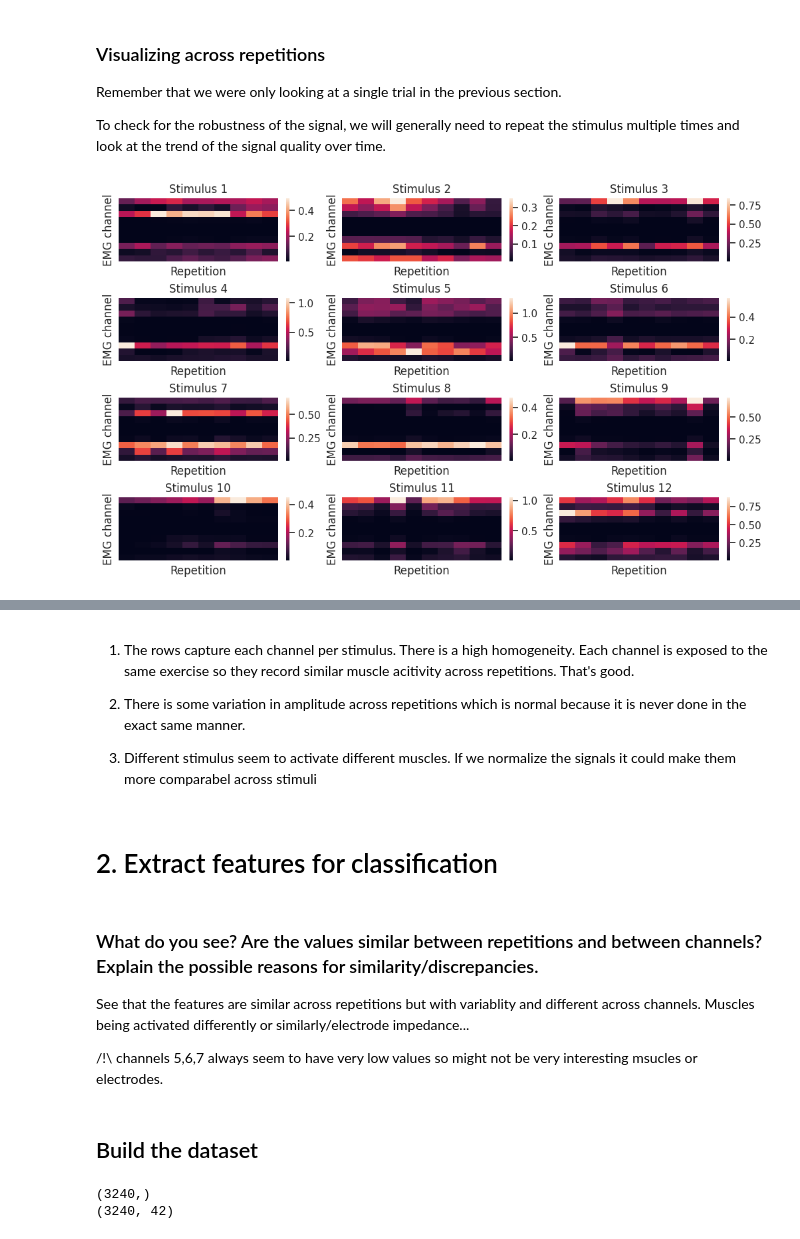
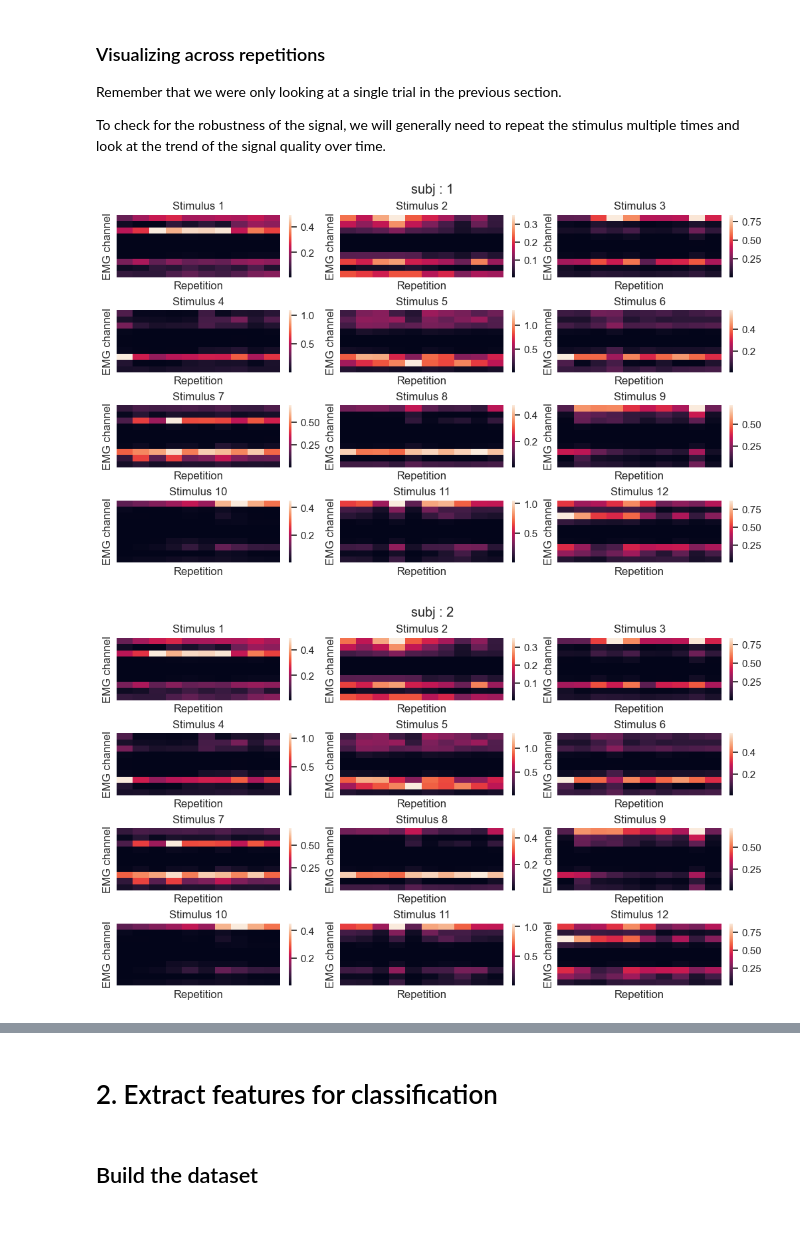
Before and after one commit to loufourneaux/project_2_nssp, a Jupyter notebook: part_2_updated.ipynb, the cells around one changed output, grey strips where cells are left out. Saved outputs shown, nothing was run; the diff lists cells and outputs as text; code cells hidden in the pictures.

```diff
--- a/part_2_updated.ipynb
+++ b/part_2_updated.ipynb
@@ -176,14 +165,18 @@ for subject in subjects_list:
             emg_average_activations[:, stimuli_idx, repetition_idx] = np.mean(emg_envelopes[stimuli_idx][repetition_idx], axis=0)
     subject['emg_average_activations'] = emg_average_activations
 # %%
-# Visualisation for one subject
-fig, ax = plt.subplots(4, 3, figsize=(10, 6), constrained_layout=True, sharex=True, sharey=True)
-ax = ax.ravel()
-emg_average_activations = subject['emg_average_activations']
-for stimuli_idx in range(n_stimuli):
-    sns.heatmap(np.squeeze(emg_average_activations[:, stimuli_idx, :]), ax=ax[stimuli_idx] ,xticklabels=False, yticklabels=False, cbar = True)
-    ax[stimuli_idx].title.set_text("Stimulus " + str(stimuli_idx + 1))
-    ax[stimuli_idx].set_xlabel("Repetition")
-    ax[stimuli_idx].set_ylabel("EMG channel")
+# Visualisation for 3 subject
+for subject in subjects_list[:3]:
+    fig, ax = plt.subplots(4, 3, figsize=(10, 6), constrained_layout=True, sharex=True, sharey=True)
+    fig.suptitle(f'subj : {subject['number']}')
+    ax = ax.ravel()
+
+    emg_average_activations = subject['emg_average_activations']
+    for stimuli_idx in range(n_stimuli):
+        sns.heatmap(np.squeeze(emg_average_activations[:, stimuli_idx, :]), ax=ax[stimuli_idx] ,xticklabels=False, yticklabels=False, cbar = True)
+        ax[stimuli_idx].title.set_text("Stimulus " + str(stimuli_idx + 1))
+        ax[stimuli_idx].set_xlabel("Repetition")
+        ax[stimuli_idx].set_ylabel("EMG channel")
 # %% [output]
-[figure, old version]
+[figure, new version]
+[figure, added]
@@ -190,9 +184,3 @@ for stimuli_idx in range(n_stimuli):
-# %% [markdown]
-1) The rows capture each channel per stimulus. There is a high homogeneity. Each channel is exposed to the same exercise so they record similar muscle acitivity across repetitions. That's good.
-
-2) There is some variation in amplitude across repetitions which is normal because it is never done in the exact same manner.
-
-3) Different stimulus seem to activate different muscles. If we normalize the signals it could make them more comparabel across stimuli
 # %% [markdown]
 # 2. Extract features for classification
 # %%
@@ -218,11 +206,6 @@ ssc = lambda x: np.sum(
     (np.diff(np.sign(np.diff(x, axis=0)), axis=0) != 0).astype(int),
     axis=0
 )
-# %% [markdown]
-### What do you see? Are the values similar between repetitions and between channels? Explain the possible reasons for similarity/discrepancies.
-See that the features are similar across repetitions but with variablity and different across channels. Muscles being activated differently or similarly/electrode impedance...
-
-/!\ channels 5,6,7 always seem to have very low values so might not be very interesting msucles or electrodes.
 # %% [markdown]
 ## Build the dataset
 # %%
@@ -280,9 +262,3 @@ combined_filtered_datasets=np.vstack(all_filtered_datasets)
 combined_filtered_labels=np.hstack(all_filtered_labels)
 combined_filtered_datasets_highpassed=np.vstack(all_filtered_datasets_highpassed)
 combined_filtered_labels_highpassed=np.hstack(all_filtered_labels_highpassed)
-# %%
-print(combined_filtered_labels_highpassed.shape)
-print(combined_filtered_datasets_highpassed.shape)
-# %% [output]
-(3240,)
-(3240, 42)
```
Also changed, not shown: parts of 42 cells of this notebook, 1 other file.
